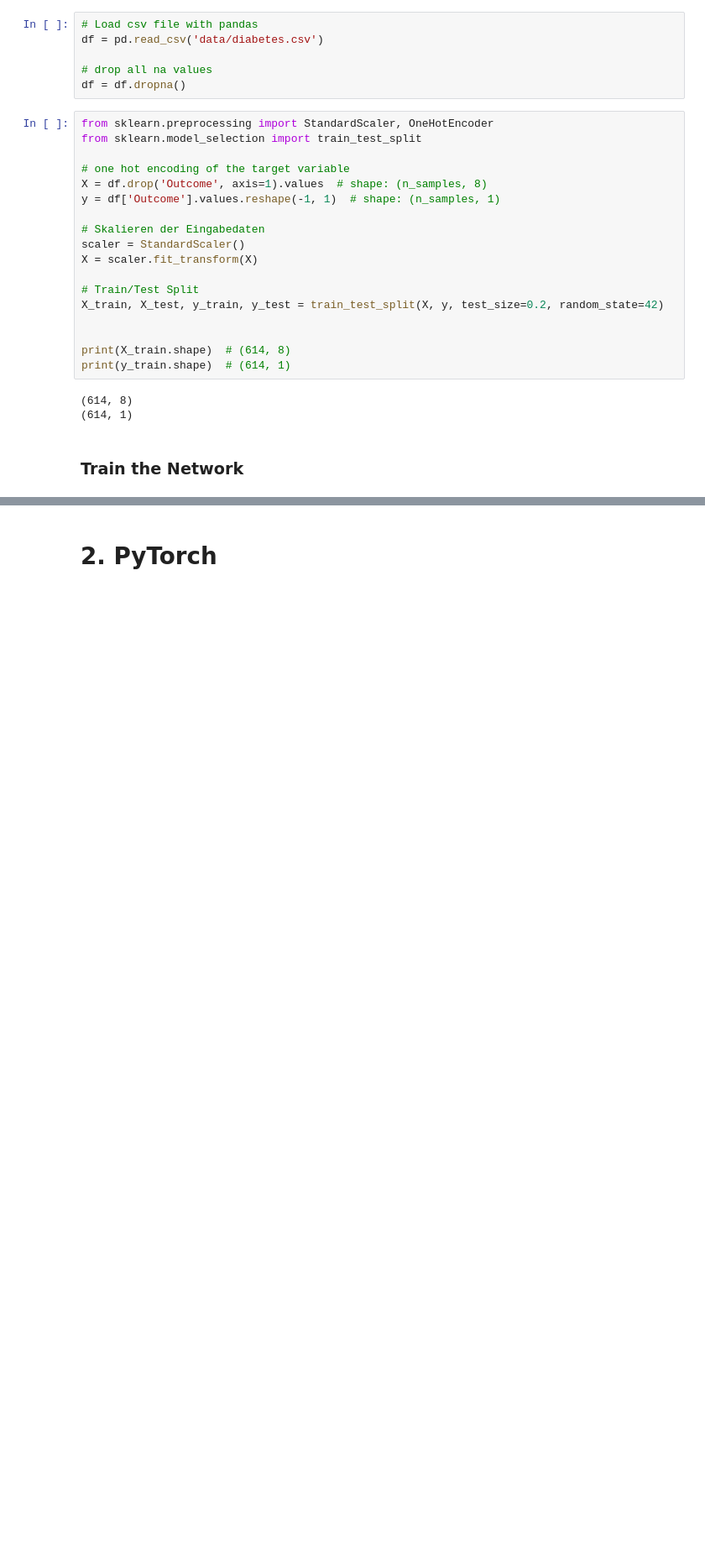
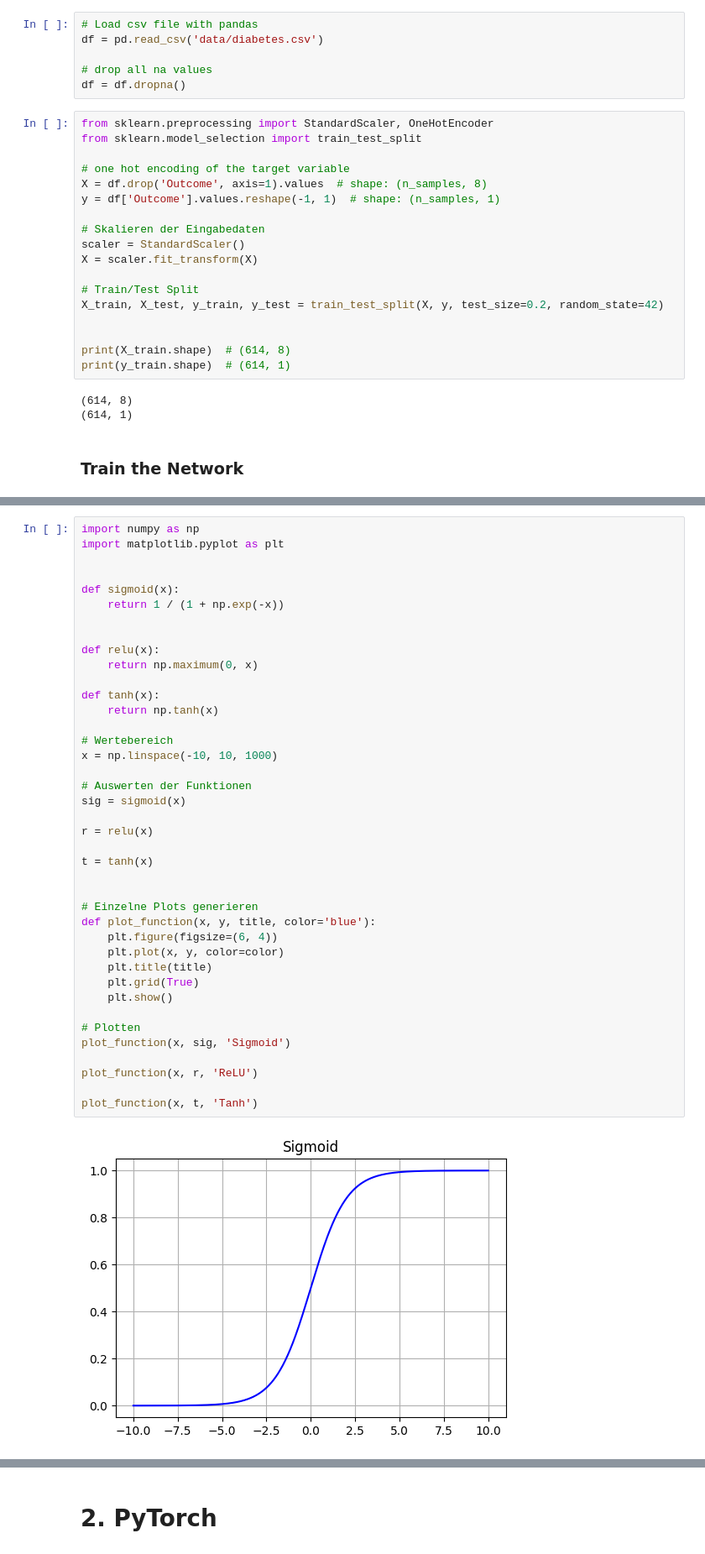
Before and after one commit to paulhoenes/ML_EX2, a Jupyter notebook: NN2.ipynb, the cells around one changed output, grey strips where cells are left out. Shown: that part at 84% size. Saved outputs shown, nothing was run; the diff lists cells and outputs as text; blank space fills up the shorter version.

```diff
--- a/NN2.ipynb
+++ b/NN2.ipynb
@@ -301,0 +296,42 @@ Mean y_pred: 0.40277631367679223
+# %%
+import numpy as np
+import matplotlib.pyplot as plt
+
+
+def sigmoid(x):
+    return 1 / (1 + np.exp(-x))
+
+
+def relu(x):
+    return np.maximum(0, x)
+
+def tanh(x):
+    return np.tanh(x)
+
+# Wertebereich
+x = np.linspace(-10, 10, 1000)
+
+# Auswerten der Funktionen
+sig = sigmoid(x)
+
+r = relu(x)
+
+t = tanh(x)
+
+
+# Einzelne Plots generieren
+def plot_function(x, y, title, color='blue'):
+    plt.figure(figsize=(6, 4))
+    plt.plot(x, y, color=color)
+    plt.title(title)
+    plt.grid(True)
+    plt.show()
+
+# Plotten
+plot_function(x, sig, 'Sigmoid')
+
+plot_function(x, r, 'ReLU')
+
+plot_function(x, t, 'Tanh')
+# %% [output]
+[figure, added]
```
Also changed, not shown: parts of 8 cells of this notebook, 7 other files.
